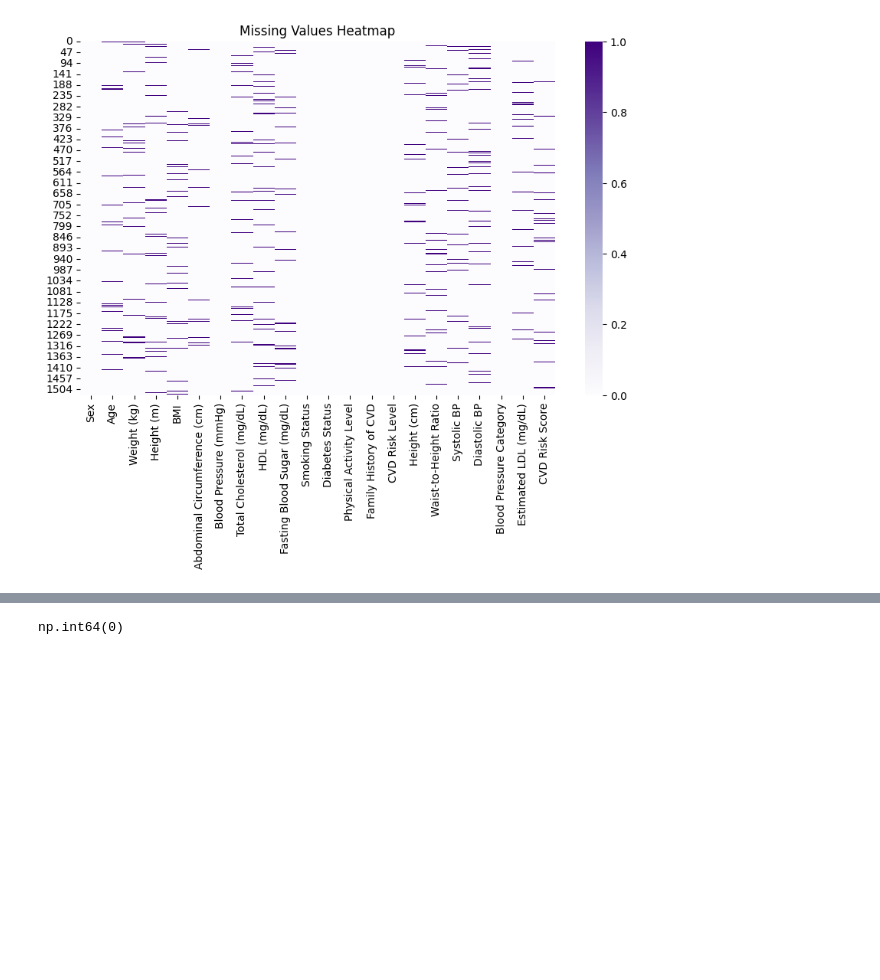
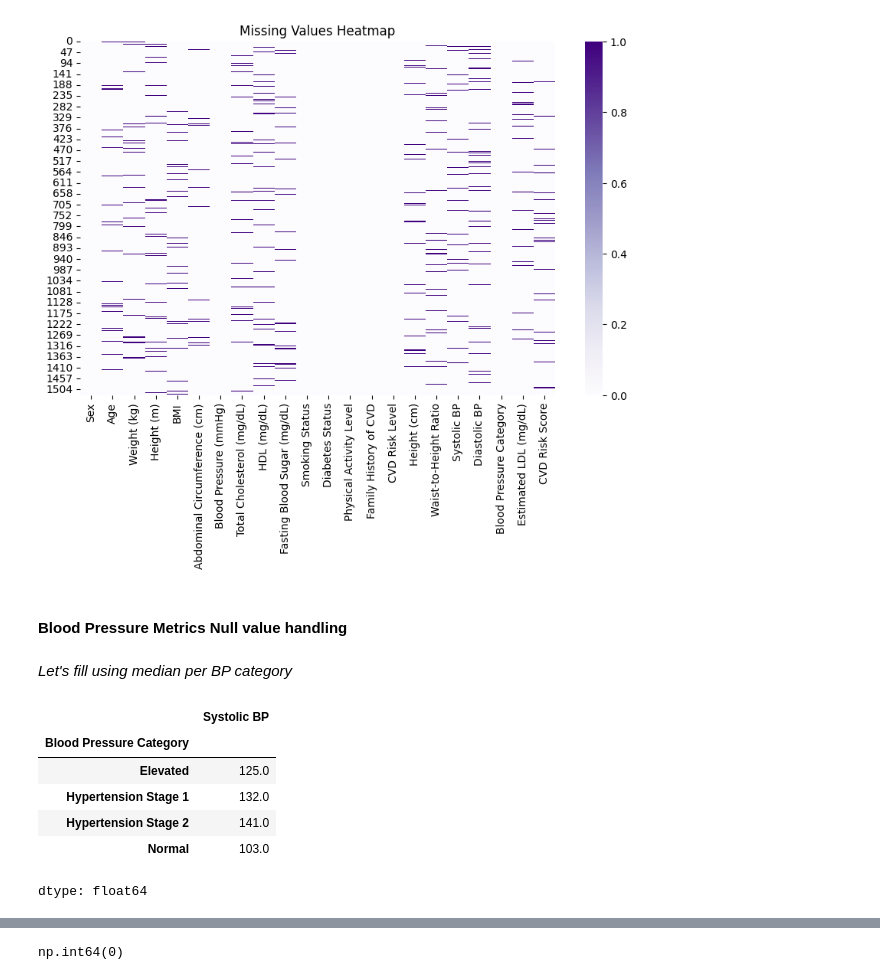
Before and after one commit to Tejeswar001/Heart-ML, a Jupyter notebook: Notebooks/study.ipynb, the cells around one changed output, grey strips where cells are left out. Drawn from its saved outputs; the diff is of its cells as text; code cells hidden in the pictures; blank space fills up the shorter version.

Commit message:
completed null values handling

```diff
--- a/Notebooks/study.ipynb
+++ b/Notebooks/study.ipynb
@@ -230,3 +230,17 @@ plt.title("Missing Values Heatmap")
 plt.show()
 # %% [output]
 [figure]
+# %% [markdown]
+#### Blood Pressure Metrics Null value handling
+# %% [markdown]
+*Let's fill using median per BP category*
+# %%
+df.groupby('Blood Pressure Category')['Systolic BP'].median()
+# %% [output]
+|  | Systolic BP |
+| Blood Pressure Category |  |
+| Elevated | 125.0 |
+| Hypertension Stage 1 | 132.0 |
+| Hypertension Stage 2 | 141.0 |
+| Normal | 103.0 |
+dtype: float64
```
Also changed, not shown: parts of 24 cells of this notebook.
